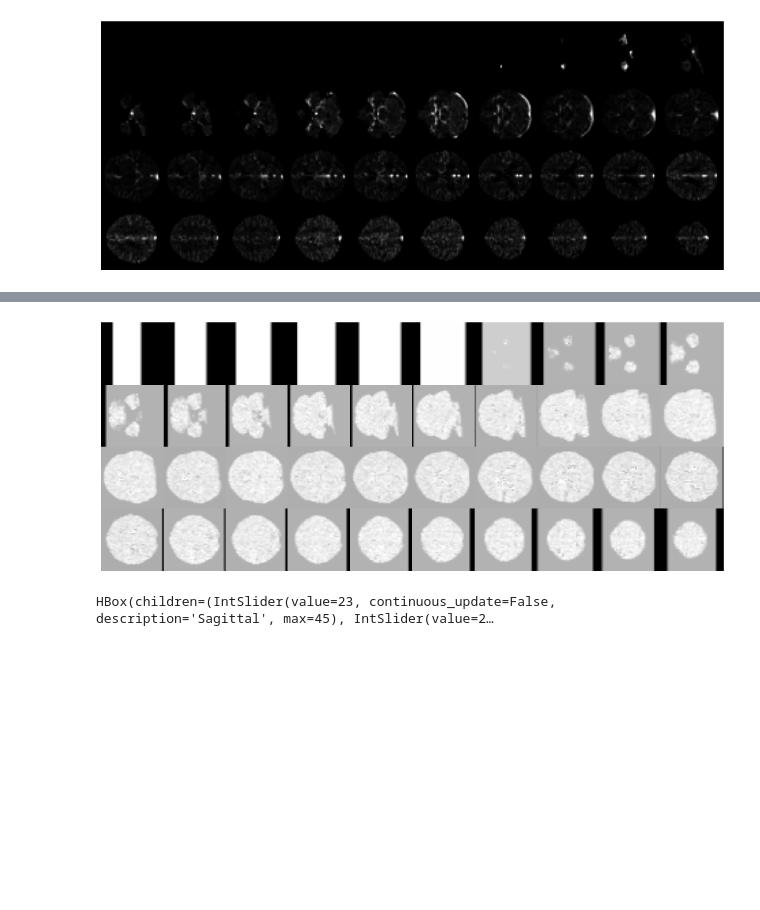
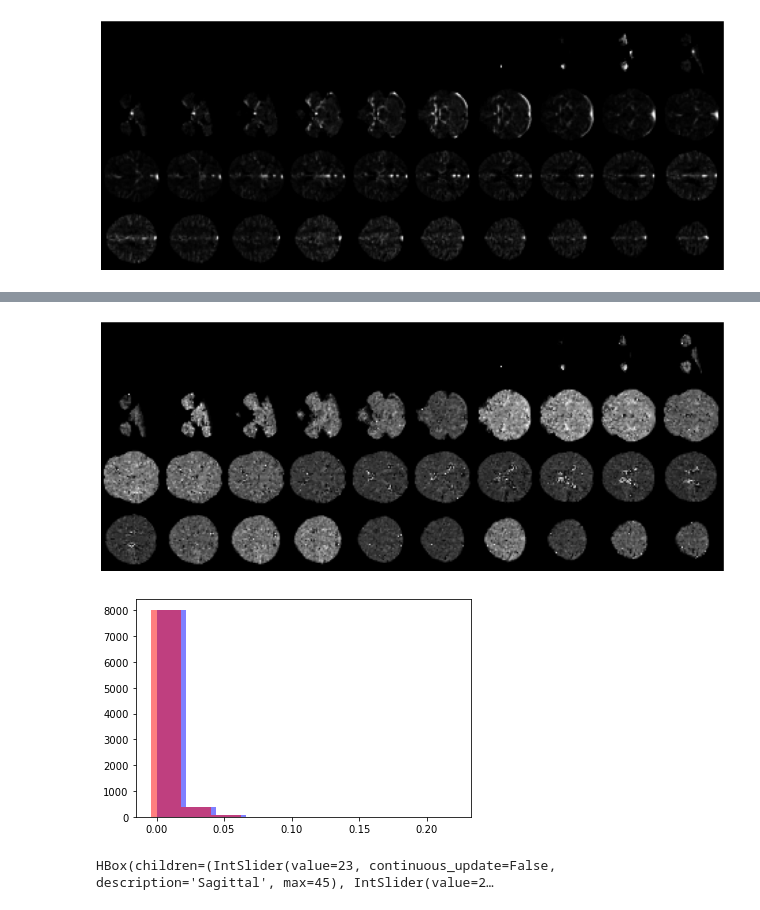
Before and after one commit to JulianKlug/scop, a Jupyter notebook: exploratory_experiments/onset/data_augment_test.ipynb, the cells around one changed output, grey strips where cells are left out. Saved outputs shown, nothing was run; the diff lists cells and outputs as text; code cells hidden in the pictures; blank space fills up the shorter version.

```diff
--- a/exploratory_experiments/onset/data_augment_test.ipynb
+++ b/exploratory_experiments/onset/data_augment_test.ipynb
@@ -76,27 +97,30 @@ rotate_z
-# %%
-from skimage.exposure import equalize_hist
-from monai.transforms import RandAffine
-from scope.utils.augmentations import to_channels_first, to_channels_last, adjustContrast, equalize, scale
-
-max_level = 0.5
-
-# transformer = RandAffine(prob=1, shear_range=((max_level, -max_level), (max_level, -max_level), (max_level, -max_level)),
-transformer = RandAffine(prob=1, rotate_range=((-0.5), (0), (0)), padding_mode='zeros')
-# transformer = RandAffine(prob=1, rotate_range=((0), (-0.5), (0)), padding_mode='zeros')
-# transformer = RandAffine(prob=1, rotate_range=((0), (0), (-0.5)), padding_mode='zeros')
-
-
-# scale = RandAffine(prob=1, scale_range=0.3, padding_mode='zeros')
-
-
-trans_img = equalize_hist(to_channels_first(tensor).numpy(), nbins=10000)
-trans_img = transformer(trans_img)
-
-# trans_img = scale(trans_img)
-
-plot_slices(4, 10, 46, 46, trans_img[2,:, :, :40])
-# %% [output]
-[figure, removed]
+# %%
+from skimage.exposure import equalize_hist
+from monai.transforms import RandAffine, RandStdShiftIntensity, RandHistogramShift, RandGaussianSharpen, \
+    RandAdjustContrast
+from scope.utils.augmentations import to_channels_first, to_channels_last, adjustContrast, equalize, scale, solarize, \
+    shiftIntensity, identity, sharpen
+
+max_level = 1.9
+transformer = RandAdjustContrast(prob=1, gamma=(0.5, max_level))
+
+trans_img = shiftIntensity(to_channels_first(tensor).numpy())
+# trans_img = equalize_hist(to_channels_first(tensor).numpy(), nbins=256)
+# trans_img = transformer(trans_img)
+
+# trans_img = scale(trans_img)
+
+plot_slices(4, 10, 46, 46, trans_img[2,:, :, :40])
+
+trans_img = to_channels_last(trans_img).numpy()
+vals = image.mean(axis=0).flatten()
+trans_vals = trans_img.mean(axis=0).flatten()
+# plot histogram with 255 bins
+b, bins, patches = plt.hist(vals, ls='dashed', lw=10, fc=(0, 0, 1, 0.5))
+b, bins, patches = plt.hist(trans_vals, ls='dotted', lw=10, fc=(1, 0, 0, 0.5))
+# %% [output]
+[figure, added]
+[figure, added]
 # %%
 from gsprep.visual_tools.visual import idisplay
 
```
Also changed, not shown: parts of 6 cells of this notebook, 5 other files.
